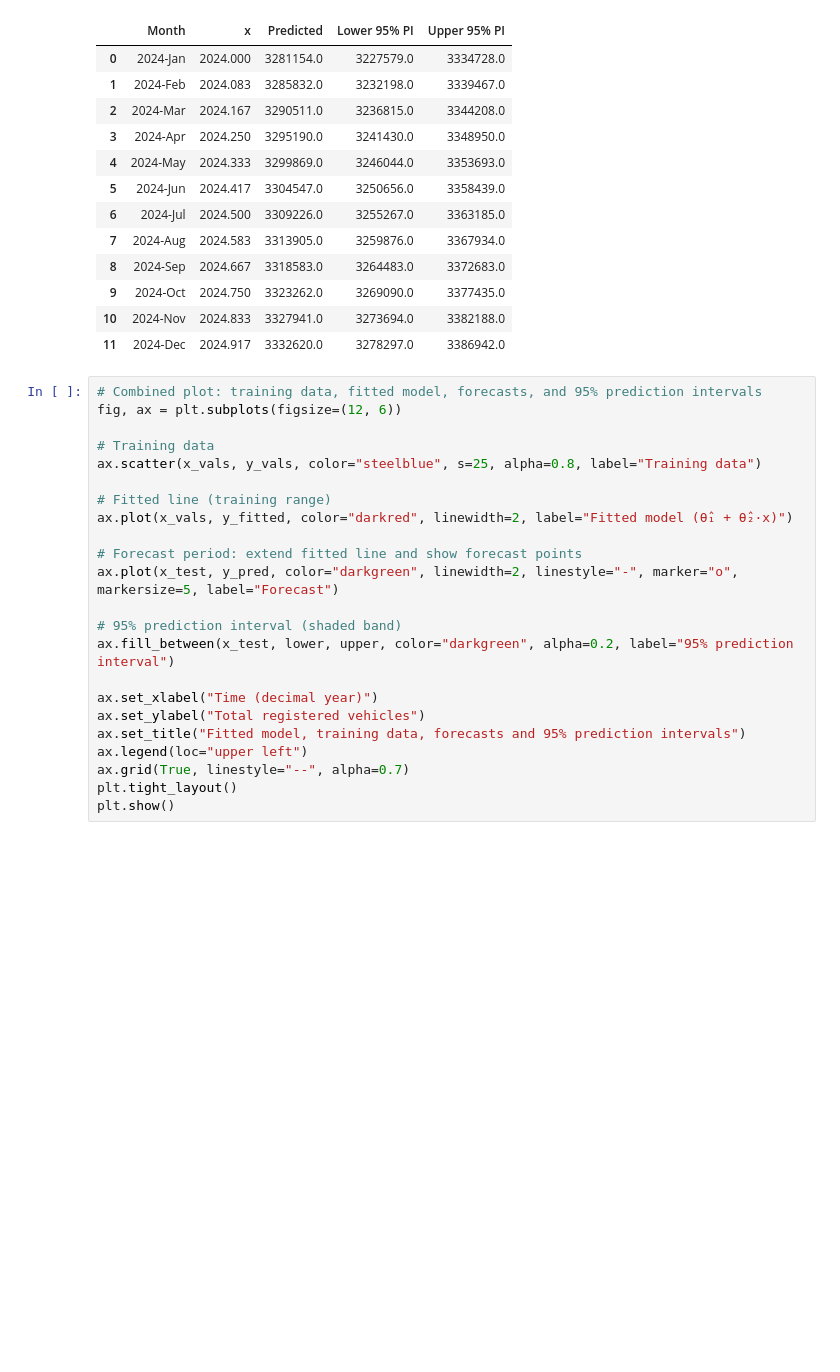
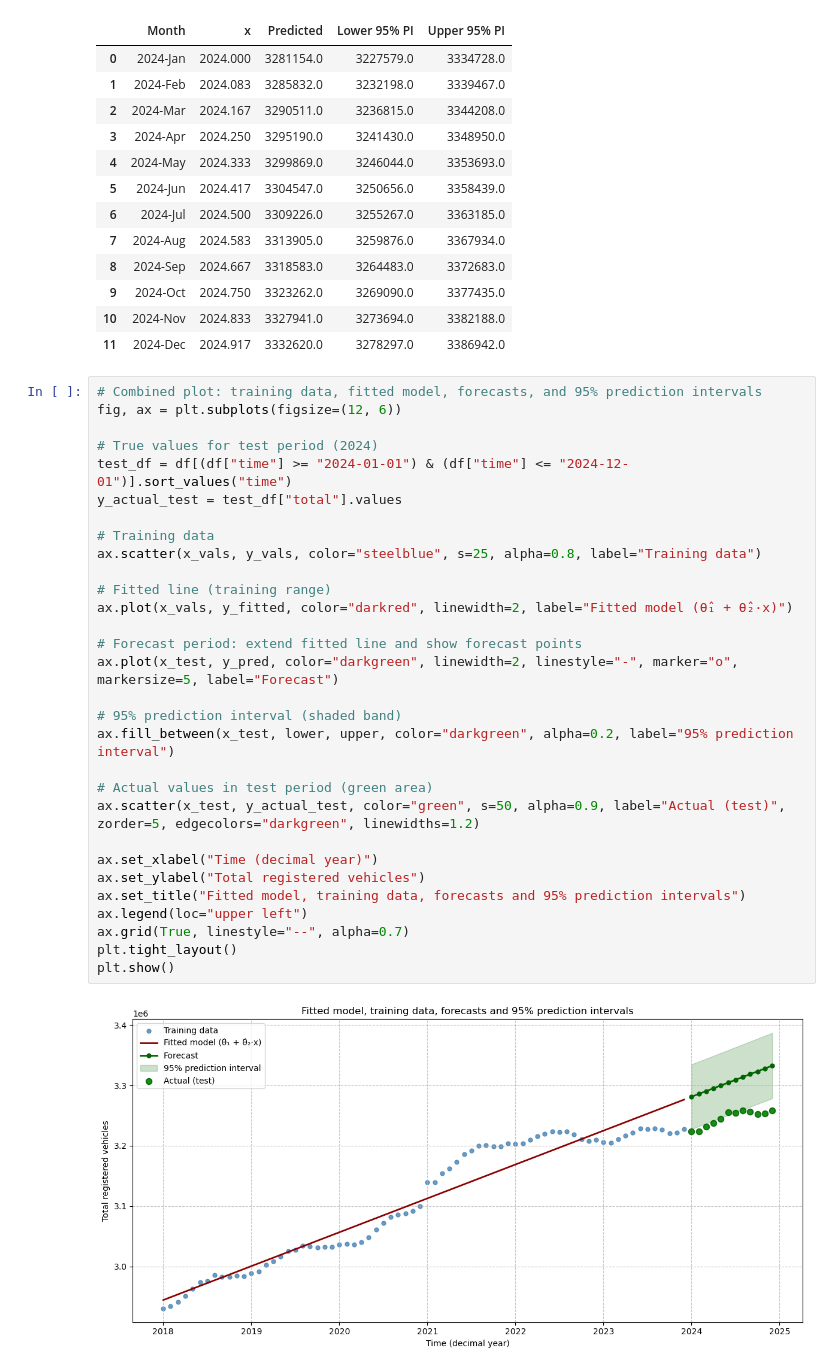
Before and after one commit to Benyla/02417_Times_Series, a Jupyter notebook: notebook.ipynb, the cells around one changed output. Drawn from its saved outputs; the diff is of its cells as text; blank space fills up the shorter version.

```diff
--- a/notebook.ipynb
+++ b/notebook.ipynb
@@ -192,23 +228,32 @@ Forecasts and 95% prediction intervals (test set: 2024-Jan to 2024-Dec)
 # %%
 # Combined plot: training data, fitted model, forecasts, and 95% prediction intervals
 fig, ax = plt.subplots(figsize=(12, 6))
+
+# True values for test period (2024)
+test_df = df[(df["time"] >= "2024-01-01") & (df["time"] <= "2024-12-01")].sort_values("time")
+y_actual_test = test_df["total"].values
 
 # Training data
 ax.scatter(x_vals, y_vals, color="steelblue", s=25, alpha=0.8, label="Training data")
 
 # Fitted line (training range)
 ax.plot(x_vals, y_fitted, color="darkred", linewidth=2, label="Fitted model (θ̂₁ + θ̂₂·x)")
 
 # Forecast period: extend fitted line and show forecast points
 ax.plot(x_test, y_pred, color="darkgreen", linewidth=2, linestyle="-", marker="o", markersize=5, label="Forecast")
 
 # 95% prediction interval (shaded band)
 ax.fill_between(x_test, lower, upper, color="darkgreen", alpha=0.2, label="95% prediction interval")
 
+# Actual values in test period (green area)
+ax.scatter(x_test, y_actual_test, color="green", s=50, alpha=0.9, label="Actual (test)", zorder=5, edgecolors="darkgreen", linewidths=1.2)
+
 ax.set_xlabel("Time (decimal year)")
 ax.set_ylabel("Total registered vehicles")
 ax.set_title("Fitted model, training data, forecasts and 95% prediction intervals")
 ax.legend(loc="upper left")
 ax.grid(True, linestyle="--", alpha=0.7)
 plt.tight_layout()
 plt.show()
+# %% [output]
+[figure, added]
```
Also changed, not shown: parts of 6 cells of this notebook, 5 other files.
